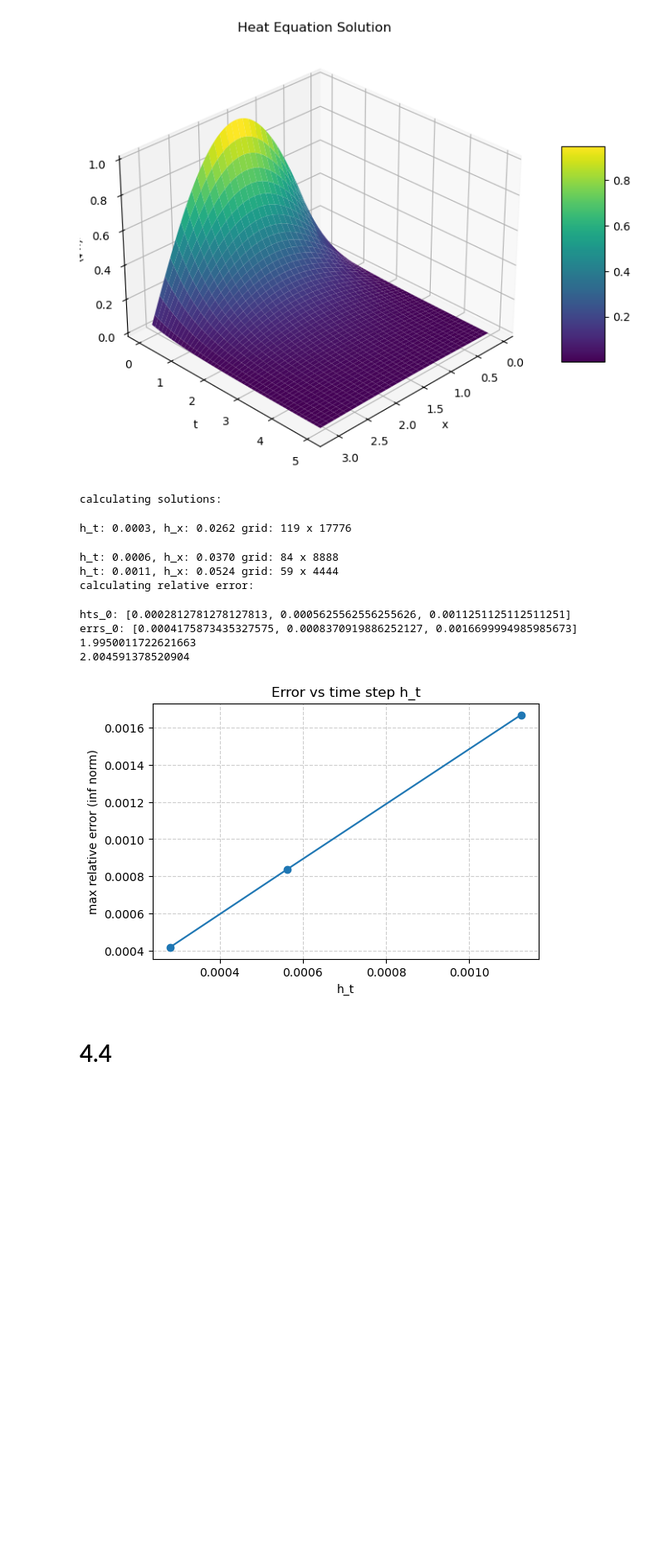
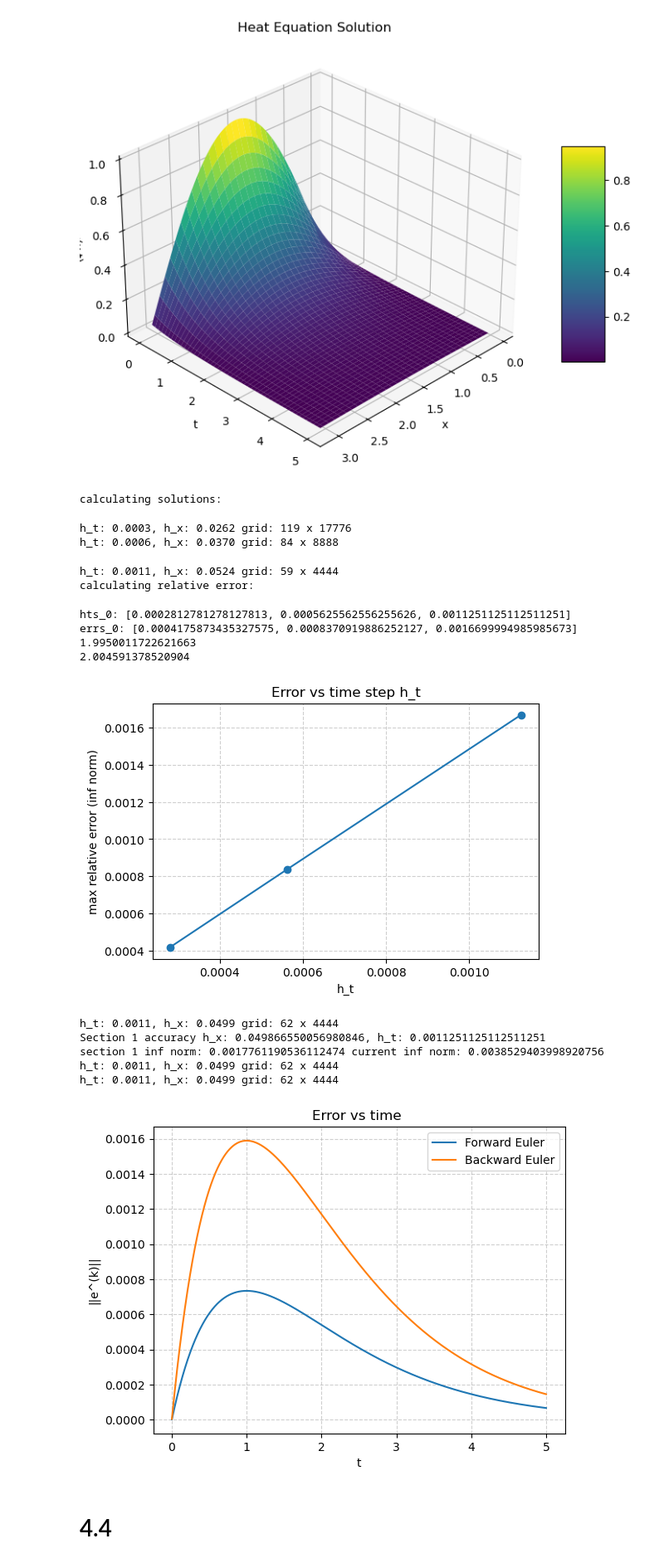
Before and after one commit to FoyerD/num_pde, a Jupyter notebook: hw1/q4.ipynb, the cells around one changed output. Shown at 83% size. Saved outputs shown, nothing was run; the diff lists cells and outputs as text; code cells hidden in the pictures; blank space fills up the shorter version.

Commit message:
added comparison to section 1

```diff
--- a/hw1/q4.ipynb
+++ b/hw1/q4.ipynb
@@ -228,17 +228,17 @@ errs_0: [0.0004175873435327575, 0.0008370919886252127, 0.0016699994985985673]
 from os import name
 
 
-def test_higher_ht(acc_h_x, higher_h_t, make_A):
-    x_grid, t_grid, u_grid, h_x, h_t = get_solution(acc_h_x, higher_h_t, make_A)
+def calc_error_wrt_time(h_x, h_t, make_A):
+    x_grid, t_grid, u_grid, h_x, h_t = get_solution(h_x, h_t, make_A)
     gt = eval_fn(x_grid, t_grid, gt_fn)
     err_grid = u_grid - gt
     errs = np.linalg.norm(err_grid, axis=0)
     return t_grid, errs, h_x, h_t
 
-def plot_errs_vs_t(errs, t, log_scale=False, name_suffix=""):
+def plot_errs_vs_t(errs, t, log_scale=False, name_suffix="", labels=None):
     if isinstance(errs, list):
         for i in range(len(errs)):
-            plt.plot(t[i], errs[i], '-', label=f'factor {i+1}')
+            plt.plot(t[i], errs[i], '-', label=labels[i] if labels else "")
         plt.legend()
     else:
         plt.plot(t, errs, '-')
@@ -255,7 +255,7 @@ def plot_errs_vs_t(errs, t, log_scale=False, name_suffix=""):
     plt.savefig(f"error_vs_t_{name_suffix}.png")
 # %%
 higher_ht0 = acc_h_t * 1.5
-t_grid, errs, _, _ = test_higher_ht(acc_h_x, higher_ht0, make_A_fwd_euler)
+t_grid, errs, _, _ = calc_error_wrt_time(acc_h_x, higher_ht0, make_A_fwd_euler)
 plot_errs_vs_t(errs, t_grid, log_scale=True, name_suffix="4_2")
 # %% [output]
 h_t: 0.0017, h_x: 0.0499 grid: 62 x 2963
@@ -317,7 +317,7 @@ print(errs_0[-2] / errs_0[-3])
 # %% [output]
 calculating solutions:
 h_t: 0.0003, h_x: 0.0262 grid: 119 x 17776
+h_t: 0.0006, h_x: 0.0370 grid: 84 x 8888
-h_t: 0.0006, h_x: 0.0370 grid: 84 x 8888
 h_t: 0.0011, h_x: 0.0524 grid: 59 x 4444
 calculating relative error:
 hts_0: [0.0002812781278127813, 0.0005625562556255626, 0.0011251125112511251]
@@ -328,10 +328,29 @@ errs_0: [0.0004175873435327575, 0.0008370919886252127, 0.0016699994985985673]
 # %%
 def compare_to_section_1():
     x_grid, t_grid, u_grid, h_x, h_t = get_solution(Q41_acc[0], Q41_acc[1], make_A_bwd_euler)
     err_vec = relative_error(x_grid, t_grid, u_grid, gt_fn)
     inf_norm = np.linalg.norm(err_vec, ord=np.inf)
     print(f"Section 1 accuracy h_x: {h_x}, h_t: {h_t}")
-    print(f"section 1 inf norm: {inf_norm} current inf norm: {Q41_acc[2]}")
+    print(f"section 1 inf norm: {Q41_acc[2]} current inf norm: {inf_norm}")
+
+    errs_ts = []
+    errs_ts.append(calc_error_wrt_time(Q41_acc[0], Q41_acc[1], make_A_fwd_euler))
+    errs_ts.append(calc_error_wrt_time(Q41_acc[0], Q41_acc[1], make_A_bwd_euler))
+
+    ts = [err_t[0] for err_t in errs_ts]
+    errs = [err_t[1] for err_t in errs_ts]
+    # return t_grid, errs, h_x, h_t
+
+    plot_errs_vs_t(errs, ts, name_suffix="4_3_compare_section_1", labels=["Forward Euler", "Backward Euler"])
+
+compare_to_section_1()
+# %% [output]
+h_t: 0.0011, h_x: 0.0499 grid: 62 x 4444
+Section 1 accuracy h_x: 0.049866550056980846, h_t: 0.0011251125112511251
+section 1 inf norm: 0.0017761190536112474 current inf norm: 0.0038529403998920756
+h_t: 0.0011, h_x: 0.0499 grid: 62 x 4444
+h_t: 0.0011, h_x: 0.0499 grid: 62 x 4444
+[figure, added]
 # %% [markdown]
 # 4.4
 # %%
```
Also changed, not shown: parts of 2 cells of this notebook.
